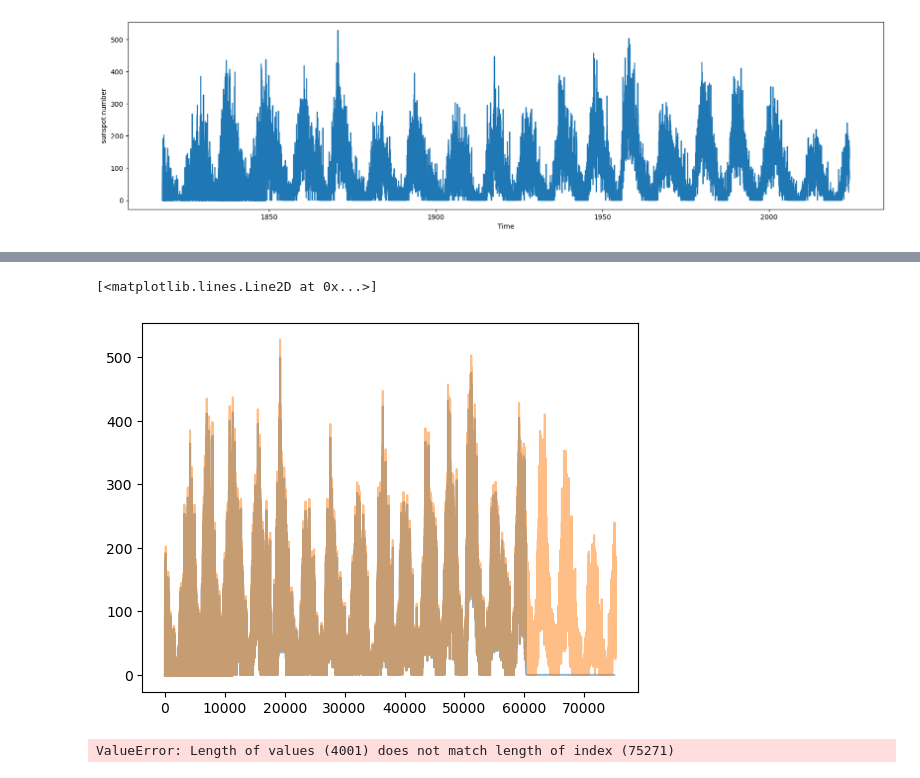
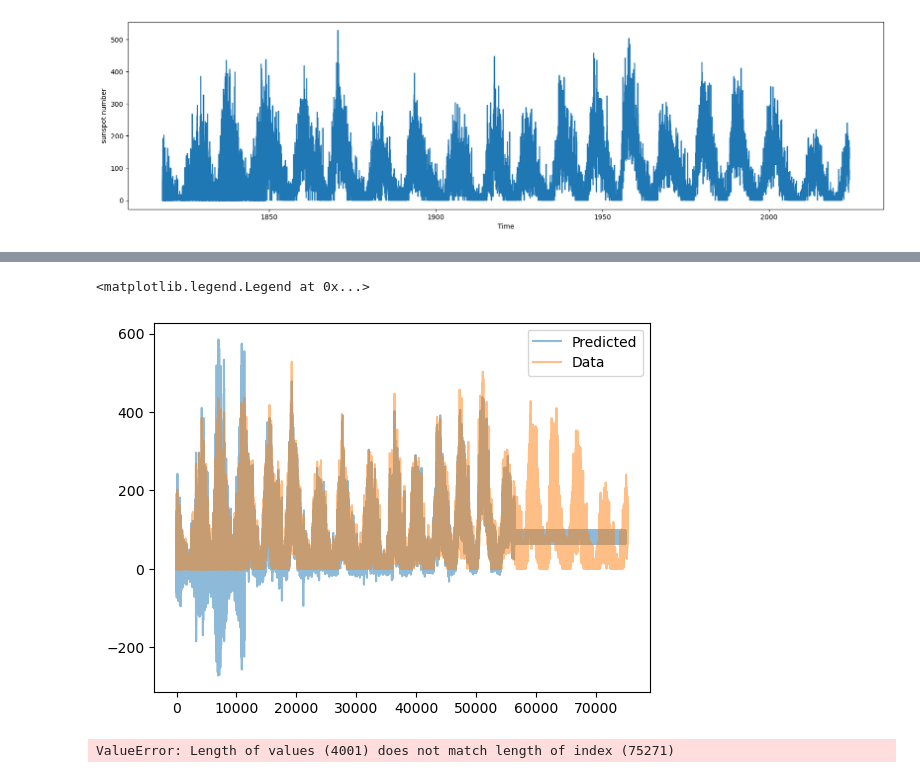
Before and after one commit to Jack-brewster/arctic-forecasting, a Jupyter notebook: analysis.ipynb, the cells around one changed output, grey strips where cells are left out. Saved outputs shown, nothing was run; the diff lists cells and outputs as text; code cells hidden in the pictures.

Commit message:
sarimax edited

```diff
--- a/analysis.ipynb
+++ b/analysis.ipynb
@@ -116,10 +116,12 @@ plt.xlabel('Time');
 [figure]
 # %%
 col= sndata['SS#']
-train = col[:int(0.8*(len(col)))]
-test = col[int(0.2*(len(col))):]
+train = col[:int(.75*(len(col)))]
+
+#make testing set all data after training set
+test = col[int(.75*(len(col))):]
 # %%
-mod = sm.tsa.statespace.SARIMAX(train.values)#, order=(2,1,0), seasonal_order=(1,1,0,12), simple_differencing=True)
+mod = sm.tsa.statespace.SARIMAX(train.values, seasonal_order=(0, 1, 0, 11))#originally included order, seasonal_order
 res = mod.fit(disp=False)
 print(res.summary())
 # %% [output]
@@ -162,11 +175,12 @@ RangeIndex(start=15054, stop=75271, step=1)
 # %%
-y = res.predict(start=0,end=75000,dynamic=False)
+y = res.predict(start=0,end=75000)
 plt.plot(y, alpha=0.5)
 #plt.plot(test)
-plt.plot(sndata['SS#'], alpha=0.5)
+plt.plot(sndata['SS#'],alpha=0.5)
+plt.legend(['Predicted', 'Data'])
 # %% [output]
-[<matplotlib.lines.Line2D at 0x...>]
+<matplotlib.legend.Legend at 0x...>
-[figure, old version]
+[figure, new version]
 # %%
 #y_prime = res.predict(train.values)
 sndata['forecast']=res.predict(start=66000,end=70000,dynamic=True)
```
Also changed, not shown: parts of 3 cells of this notebook.
